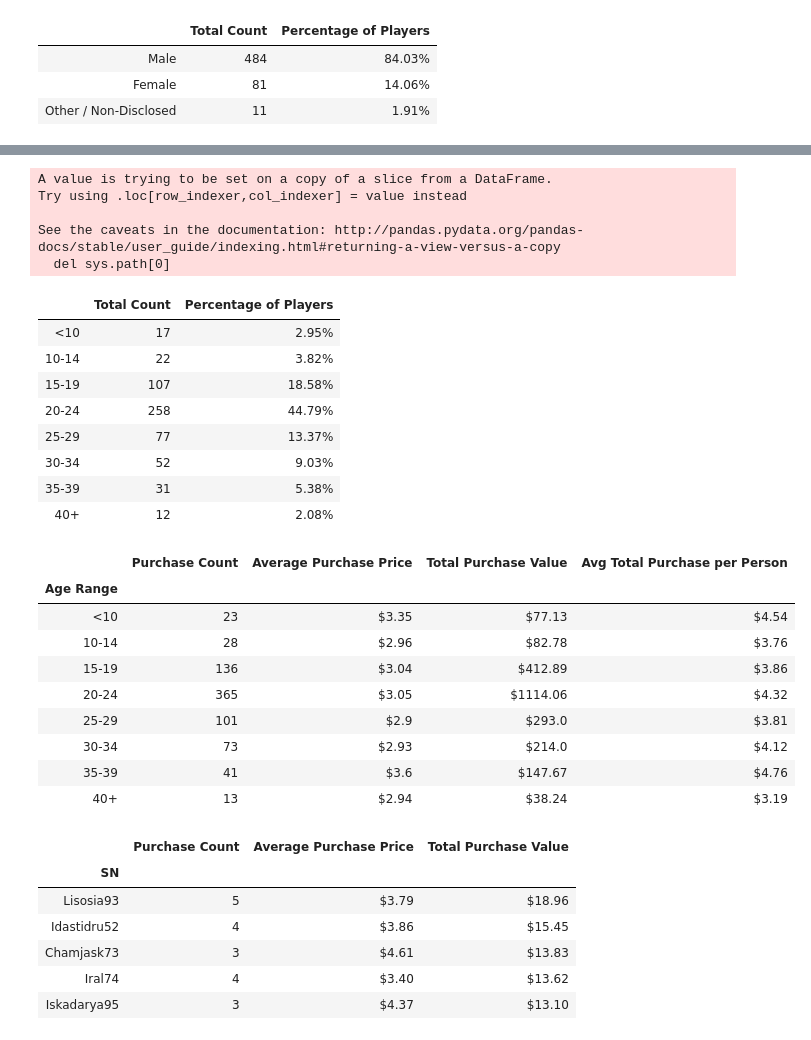
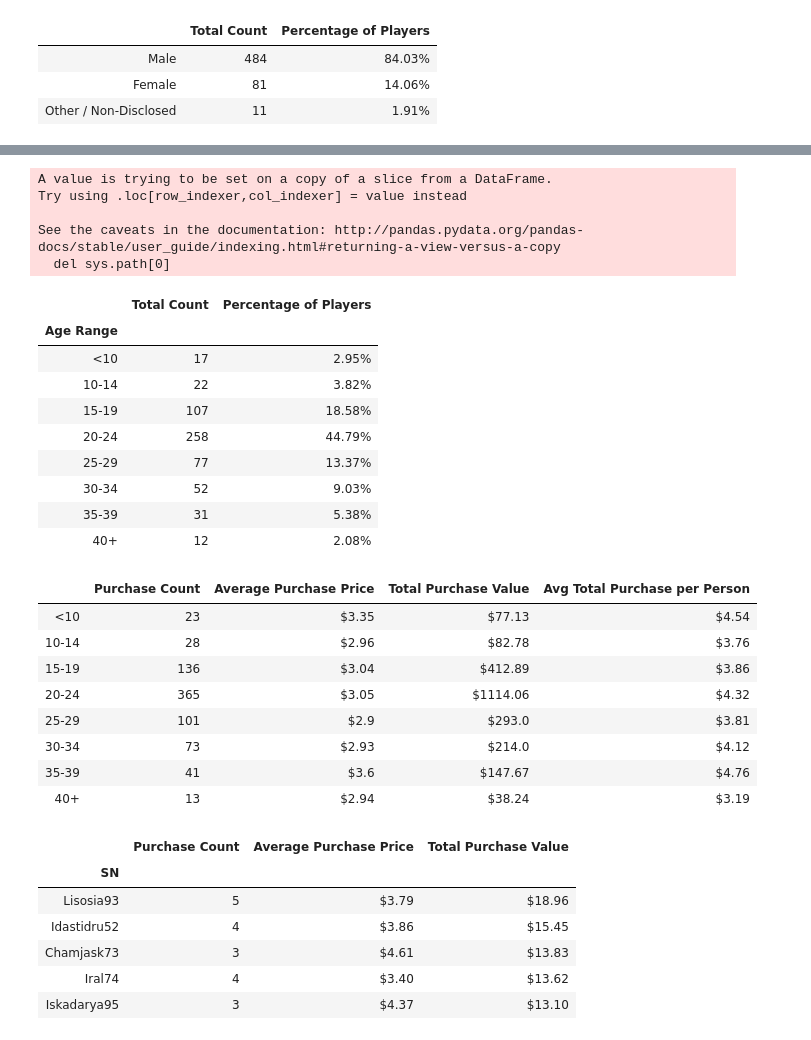
Before and after one commit to vijay-mygit/Pandas-Challenge, a Jupyter notebook: HeroesOfPymoli/MyCode_HeroesOfPymoli.ipynb, the cells around one changed output, grey strips where cells are left out. Saved outputs shown, nothing was run; the diff lists cells and outputs as text; code cells hidden in the pictures.

```diff
--- a/HeroesOfPymoli/MyCode_HeroesOfPymoli.ipynb
+++ b/HeroesOfPymoli/MyCode_HeroesOfPymoli.ipynb
@@ -120,12 +120,10 @@ age_min = file["Age"].min()
 bins = [0,9,14,19,24,29,34,39,50]
 group_names = ("<10","10-14","15-19","20-24","25-29","30-34","35-39","40+")
 file_unique["Age Range"] = pd.cut(file_unique["Age"],bins,labels=group_names)
-Age_count = file_unique.groupby("Age Range").count()
-Age_summary = Age_count["Purchase ID"]
-Age_count = file_unique["Age Range"].value_counts()
+Age_count = file_unique.groupby("Age Range")["Purchase ID"].count()
 Age_percent = round((Age_count / Total_players)*100,2)
 Age_percent = Age_percent.astype(str)+'%'
-Age_summarytable = pd.DataFrame({"Total Count":Age_summary,"Percentage of Players":Age_percent})
+Age_summarytable = pd.DataFrame({"Total Count":Age_count,"Percentage of Players":Age_percent})
 Age_summarytable
 # %% [output]
 A value is trying to be set on a copy of a slice from a DataFrame.
@@ -134,6 +132,7 @@ Try using .loc[row_indexer,col_indexer] = value instead
 See the caveats in the documentation: http://pandas.pydata.org/pandas-docs/stable/user_guide/indexing.html#returning-a-view-versus-a-copy
   del sys.path[0]
 |  | Total Count | Percentage of Players |
+| Age Range |  |  |
 | <10 | 17 | 2.95% |
 | 10-14 | 22 | 3.82% |
 | 15-19 | 107 | 18.58% |
@@ -145,26 +144,25 @@ See the caveats in the documentation: http://pandas.pydata.org/pandas-docs/stabl
 # %%
 #Purchasing Analysis (Age)
 #Bin the purchase_data data frame by age
 #Run basic calculations to obtain purchase count, avg. purchase price, avg. purchase total per person etc. in the table below
 #Create a summary data frame to hold the results
 #Optional: give the displayed data cleaner formatting
 #Display the summary data frame
 
 file["Age Range"] = pd.cut(file["Age"],bins,labels=group_names)
 range_purchase_count = file.groupby("Age Range")["Price"].count()
 range_purchase_avg = round(file.groupby("Age Range")["Price"].mean(),2)
 range_purchase_avg = '$' + range_purchase_avg.astype(str)
 range_purchase_value = round(file.groupby("Age Range")["Price"].sum(),2)
 range_purchase_value = '$'+ range_purchase_value.astype(str)
-range_avg_person = round(file.groupby("Age Range")["Price"].sum()/(Age_summary),2)
+range_avg_person = round(file.groupby("Age Range")["Price"].sum()/(Age_count),2)
 range_avg_person = '$' + range_avg_person.astype(str)
 range_table_summary = pd.DataFrame({"Purchase Count":range_purchase_count,"Average Purchase Price":range_purchase_avg,
                                     "Total Purchase Value":range_purchase_value,
                                     "Avg Total Purchase per Person":range_avg_person})
 range_table_summary
 # %% [output]
 |  | Purchase Count | Average Purchase Price | Total Purchase Value | Avg Total Purchase per Person |
-| Age Range |  |  |  |  |
 | <10 | 23 | $3.35 | $77.13 | $4.54 |
 | 10-14 | 28 | $2.96 | $82.78 | $3.76 |
 | 15-19 | 136 | $3.04 | $412.89 | $3.86 |
```
